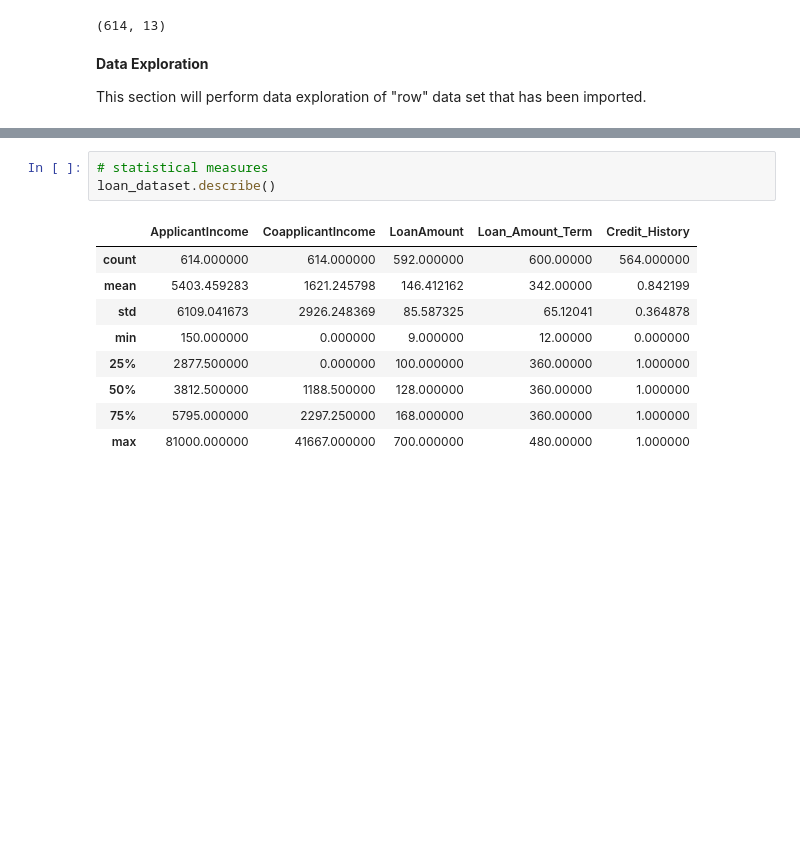
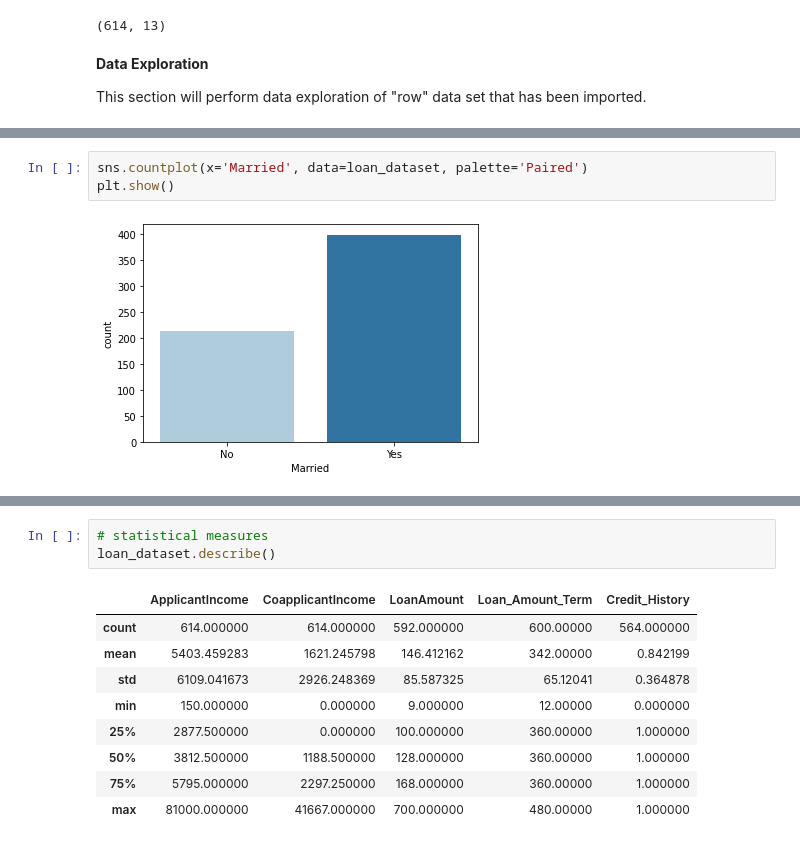
Before and after one commit to dyounes/Loan_Status_Prediction_ML_V1, a Jupyter notebook: Loan_Status_Prediction.ipynb, the cells around one changed output, grey strips where cells are left out. Cells and saved outputs as stored; diff of their text form; blank space fills up the shorter version.

```diff
--- a/Loan_Status_Prediction.ipynb
+++ b/Loan_Status_Prediction.ipynb
@@ -89,0 +152,5 @@ This section will perform data exploration of "row" data set that has been impor
+# %%
+sns.countplot(x='Married', data=loan_dataset, palette='Paired')
+plt.show()
+# %% [output]
+[figure, added]
```
Also changed, not shown: parts of 64 cells of this notebook.
